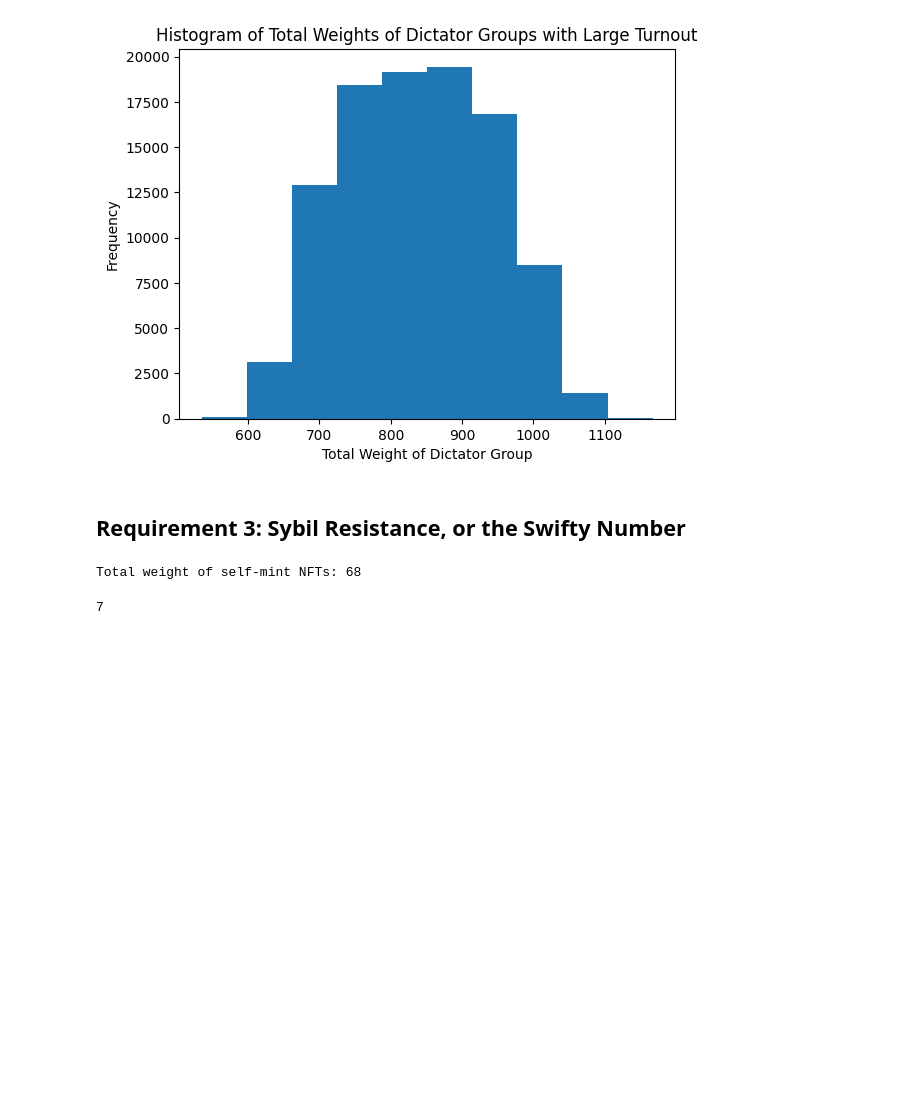
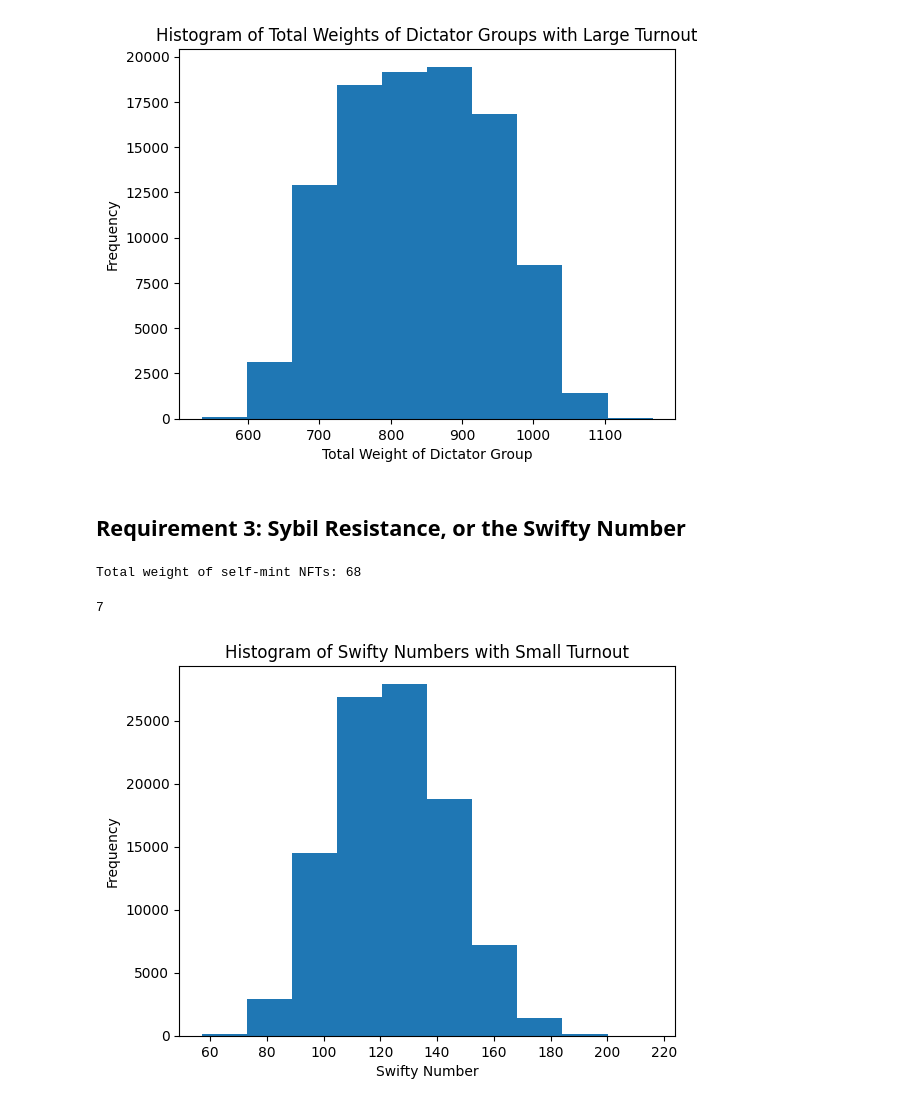
Before and after one commit to andrew-octopus/basic-voting-calc, a Jupyter notebook: experiments/experiment_template.ipynb, the cells around one changed output. Cells and saved outputs as stored; diff of their text form; code cells hidden in the pictures; blank space fills up the shorter version.

```diff
--- a/experiments/experiment_template.ipynb
+++ b/experiments/experiment_template.ipynb
@@ -764,7 +805,15 @@ def analyze_swifty_numbers(weighted_voters,
 # %%
 small_turnout_swifty_numbers = analyze_swifty_numbers(weighted_voters = voter_weights_dict,
                                                       min_turnout_pct = SMALL_TURNOUT_MIN_PCT,
                                                       max_turnout_pct = SMALL_TURNOUT_MAX_PCT,
                                                       num_trials = 100_000,
                                                       established_nft_weight = default_weights_dict.get("tokenId 2"))
+
+plt.hist(small_turnout_swifty_numbers, bins=10)
+plt.xlabel('Swifty Number')
+plt.ylabel('Frequency')
+plt.title('Histogram of Swifty Numbers with Small Turnout')
+plt.show()
+# %% [output]
+[figure, added]
 # %%
```
Also changed, not shown: parts of 8 cells of this notebook, 1 other file.
